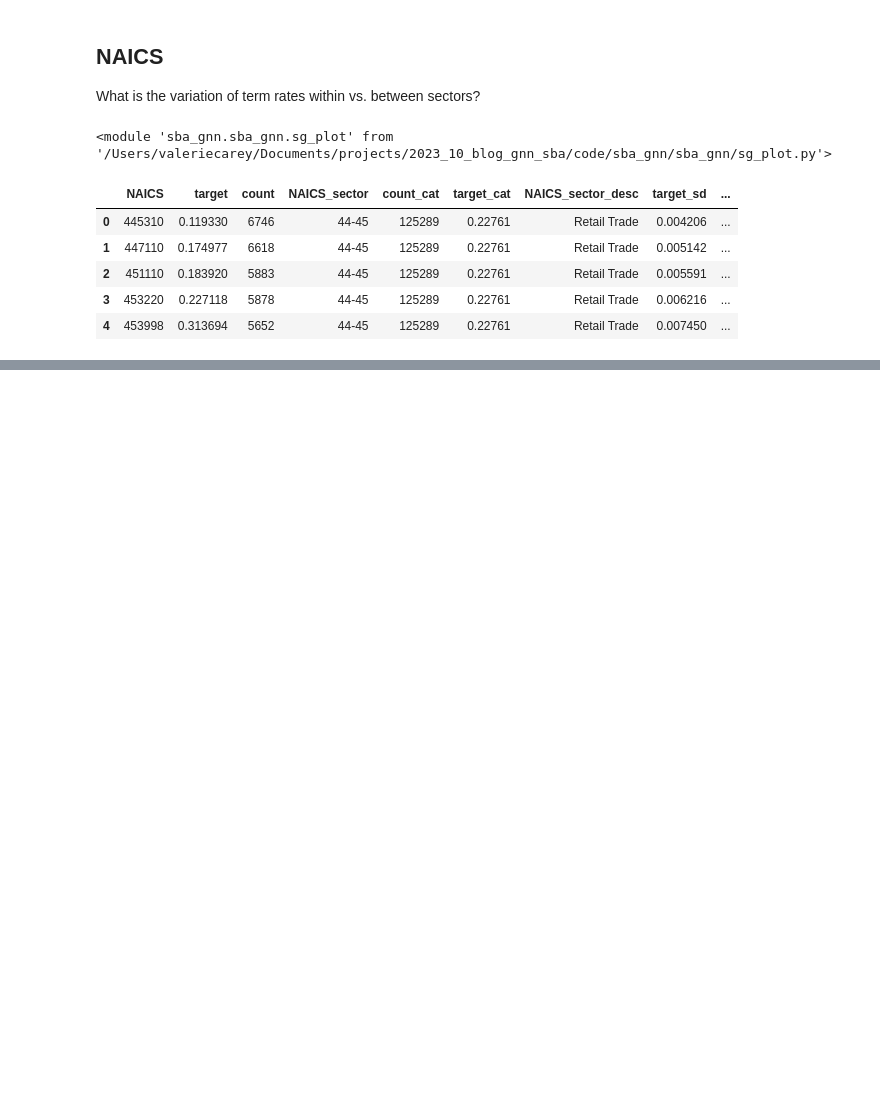
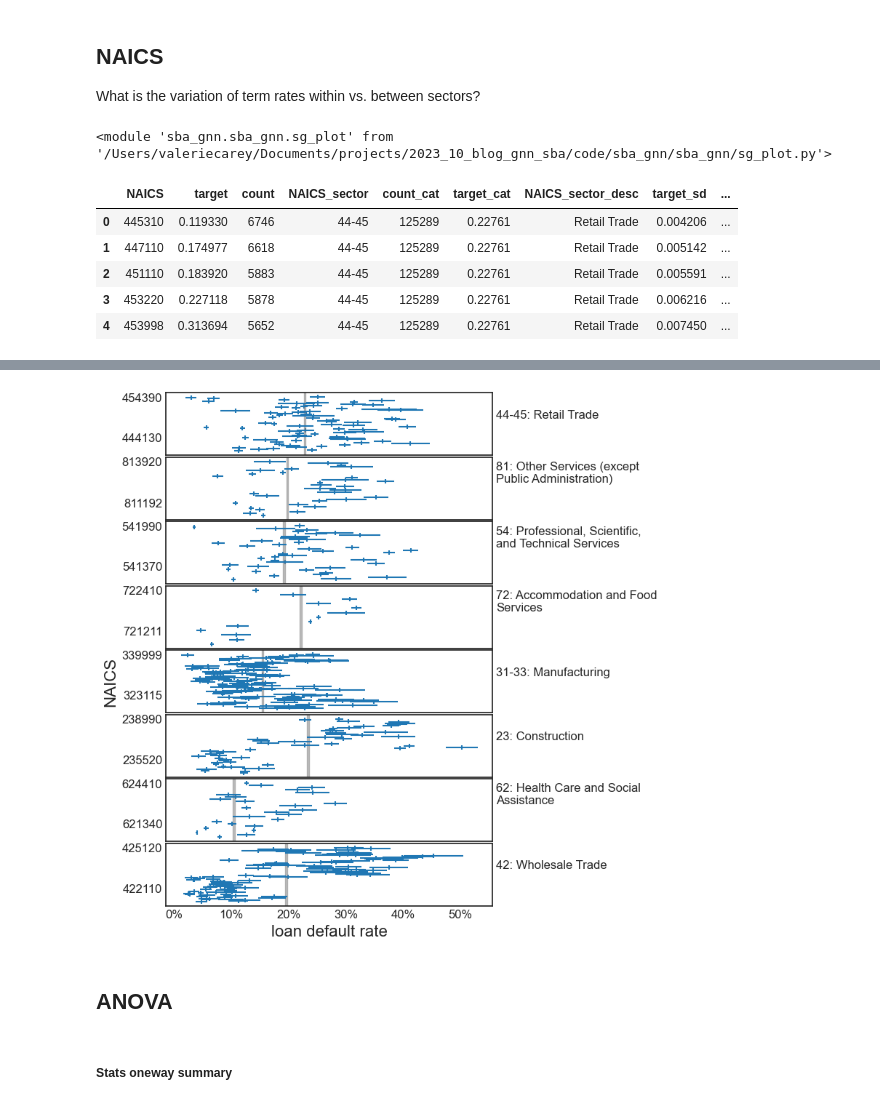
Before and after one commit to vla6/Blog_gnn_naics, a Jupyter notebook: 02_descriptives.ipynb, the cells around one changed output, grey strips where cells are left out. Saved outputs shown, nothing was run; the diff lists cells and outputs as text; code cells hidden in the pictures; blank space fills up the shorter version.

```diff
--- a/02_descriptives.ipynb
+++ b/02_descriptives.ipynb
@@ -305,6 +309,18 @@ fig.savefig(Path(setup.temp_path).joinpath('02_PLOT_naics_counts_rates_150.png')
+# %%
+# Get top 8
+plt.close()
+fig = sg_plot.naics_variance_plot(naics_info[naics_info['count'] > 150], num_sectors=8, xlabel='loan default rate')
+fig.savefig(Path(setup.temp_path).joinpath('02_PLOT_naics_counts_rates_150_top8.png'),
+           bbox_inches='tight')
+# %% [output]
+[figure, added]
 # %%
 # Export high-volume data for analysis
 naics_info[naics_info['count'] > 100] \
            .sort_values(['target_cat', 'target'], ascending=[False, False]) \
            .to_csv(Path(setup.temp_path).joinpath('02_REPORT_naics_counts_rates_high_vol.csv'),
                    index=False)
+# %% [markdown]
+## ANOVA
+# %% [markdown]
+##### Stats oneway summary
```
Also changed, not shown: parts of 50 cells of this notebook, 49 other files.
